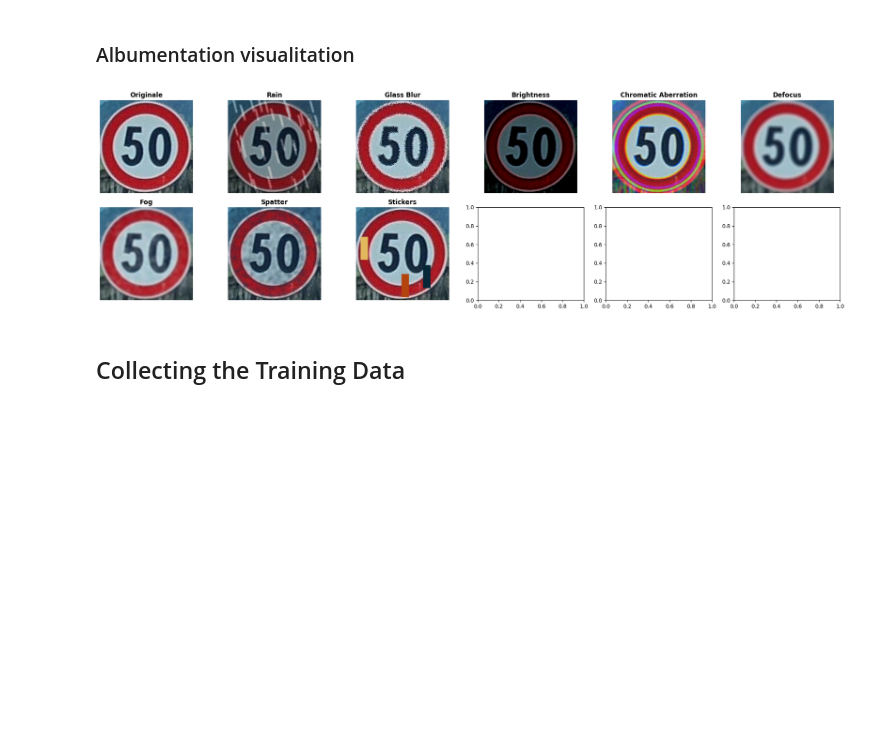
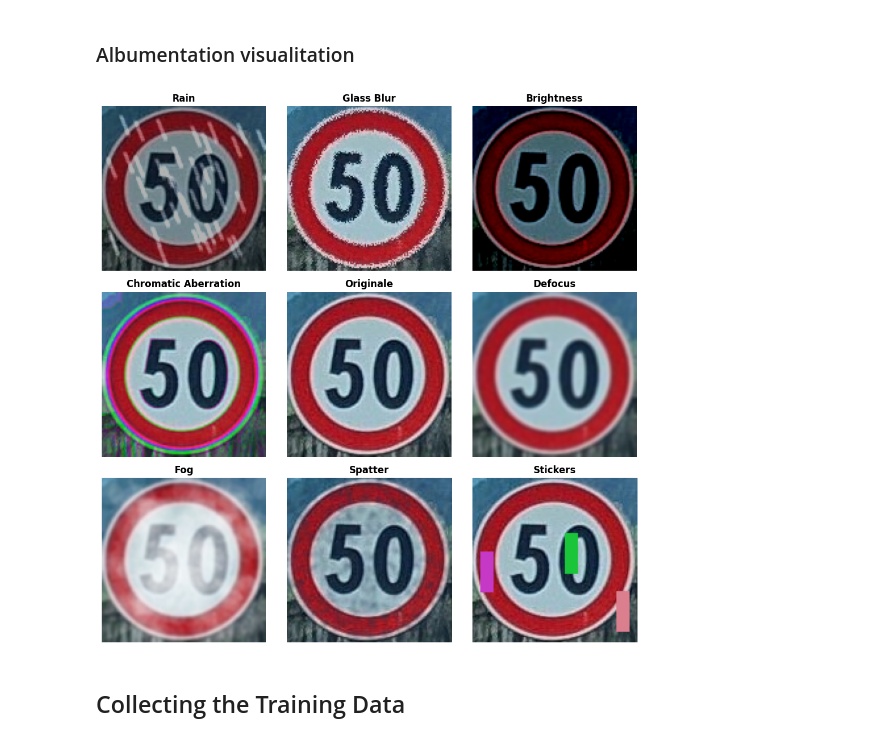
Before and after one commit to ares-17/ItalianSignNet, a Jupyter notebook: src/models/notebook.ipynb, the cells around one changed output. Cells and saved outputs as stored; diff of their text form; code cells hidden in the pictures; blank space fills up the shorter version.

```diff
--- a/src/models/notebook.ipynb
+++ b/src/models/notebook.ipynb
@@ -199,43 +197,44 @@ def show_albumentations_example(path):
             std=[0.2, 0.2],
             gauss_sigma=[1, 2],
             cutout_threshold=[0.58, 0.68],
             intensity=[0.6, 0.8],
             mode="mud",
             p=1
         )},
         {"name": "Stickers", "transform": A.GridDropout(
             holes_number_xy=[1, 3],
             ratio=0.25,
             random_offset=True,
             fill="random_uniform",
             p=1
         )}
     ]
 
-    # Visualizzazione
-    fig, axes = plt.subplots(2, 6, figsize=(20, 6))
+    # Visualizzazione con griglia 3x3
+    fig, axes = plt.subplots(3, 3, figsize=(10, 10))
 
-    # Mostra immagine originale
-    axes[0, 0].imshow(image_albumentations_example)
-    axes[0, 0].set_title("Originale", fontsize=12, fontweight='bold')
-    axes[0, 0].axis("off")
+    # Mostra immagine originale al centro
+    axes[1, 1].imshow(image_albumentations_example)
+    axes[1, 1].set_title("Originale", fontsize=12, fontweight='bold')
+    axes[1, 1].axis("off")
 
-    # Applica trasformazioni
+    positions = [(0,0), (0,1), (0,2), (1,0),
+                (1,2), (2,0), (2,1), (2,2)]
+
     for i, t in enumerate(transformations):
-        row = (i + 1) // 6
-        col = (i + 1) % 6
+        row, col = positions[i]
         transformed_image = t["transform"](image=image_albumentations_example)['image']
         axes[row, col].imshow(transformed_image)
         axes[row, col].set_title(t["name"], fontsize=12, fontweight='bold')
         axes[row, col].axis("off")
 
     plt.tight_layout()
     plt.show()
 
 
 show_albumentations_example(f"{TEST_PATH}/02/138649562181816_339.jpg")
 # %% [output]
-[figure, old version]
+[figure, new version]
 # %% [markdown]
 ## Collecting the Training Data
 # %%
```
Also changed, not shown: parts of 20 cells of this notebook, 2 other files.
